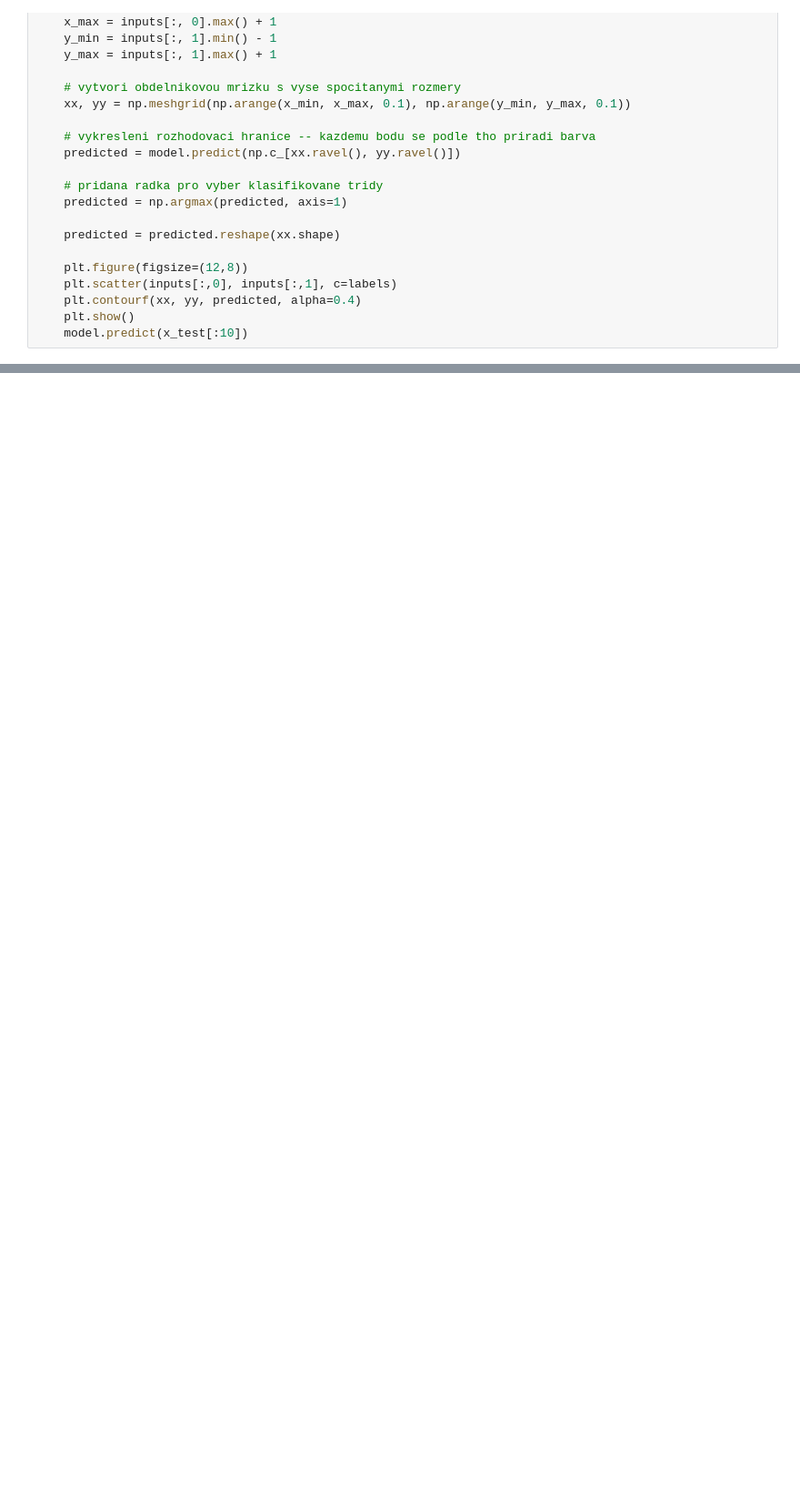
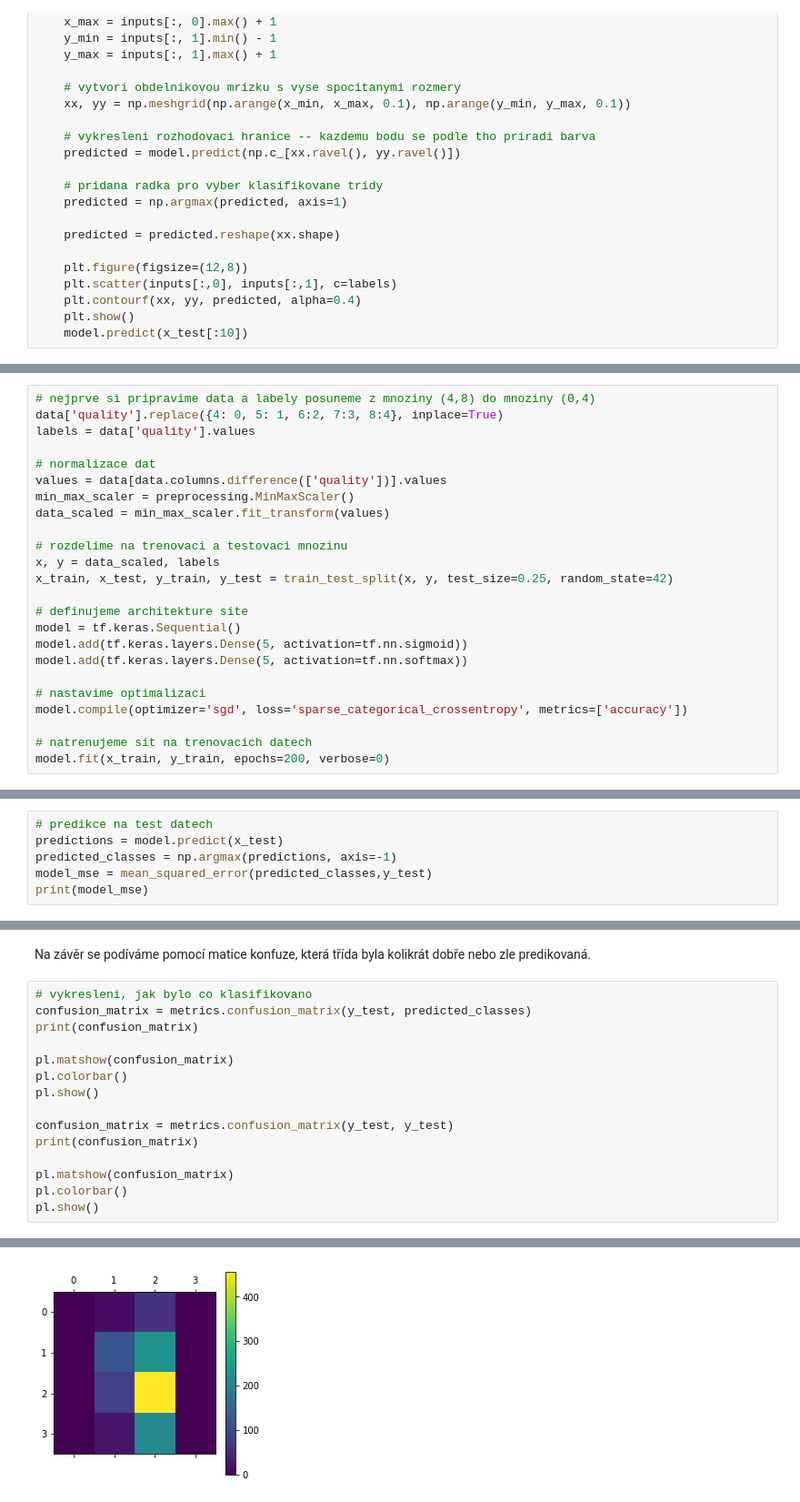
Before and after one commit to rumaak/Prirodou-inspirovane-algoritmy, a Jupyter notebook: 06_neuronky/06_perceptron.ipynb, the cells around one changed output, grey strips where cells are left out. Shown at 91% size. Drawn from its saved outputs; the diff is of its cells as text; blank space fills up the shorter version.

```diff
--- a/06_neuronky/06_perceptron.ipynb
+++ b/06_neuronky/06_perceptron.ipynb
@@ -208,0 +226,24 @@ draw_boundary(model, x_test, y_test)
+# %%
+# nejprve si pripravime data a labely posuneme z mnoziny (4,8) do mnoziny (0,4)
+data['quality'].replace({4: 0, 5: 1, 6:2, 7:3, 8:4}, inplace=True)
+labels = data['quality'].values
+
+# normalizace dat
+values = data[data.columns.difference(['quality'])].values
+min_max_scaler = preprocessing.MinMaxScaler()
+data_scaled = min_max_scaler.fit_transform(values)
+
+# rozdelime na trenovaci a testovaci mnozinu
+x, y = data_scaled, labels
+x_train, x_test, y_train, y_test = train_test_split(x, y, test_size=0.25, random_state=42)
+
+# definujeme architekture site
+model = tf.keras.Sequential()
+model.add(tf.keras.layers.Dense(5, activation=tf.nn.sigmoid))
+model.add(tf.keras.layers.Dense(5, activation=tf.nn.softmax))
+
+# nastavime optimalizaci
+model.compile(optimizer='sgd', loss='sparse_categorical_crossentropy', metrics=['accuracy'])
+
+# natrenujeme sit na trenovacich datech
+model.fit(x_train, y_train, epochs=200, verbose=0)
@@ -208,0 +254,6 @@ draw_boundary(model, x_test, y_test)
+# %%
+# predikce na test datech
+predictions = model.predict(x_test)
+predicted_classes = np.argmax(predictions, axis=-1)
+model_mse = mean_squared_error(predicted_classes,y_test)
+print(model_mse)
@@ -208,0 +262,18 @@ draw_boundary(model, x_test, y_test)
+# %% [markdown]
+Na závěr se podíváme pomocí matice konfuze, která třída byla kolikrát dobře nebo zle predikovaná.
+# %%
+# vykresleni, jak bylo co klasifikovano
+confusion_matrix = metrics.confusion_matrix(y_test, predicted_classes)
+print(confusion_matrix)
+
+pl.matshow(confusion_matrix)
+pl.colorbar()
+pl.show()
+
+confusion_matrix = metrics.confusion_matrix(y_test, y_test)
+print(confusion_matrix)
+
+pl.matshow(confusion_matrix)
+pl.colorbar()
+pl.show()
+# %% [output]
@@ -208,0 +284 @@ draw_boundary(model, x_test, y_test)
+[figure, added]
```
Also changed, not shown: parts of 12 cells of this notebook.
